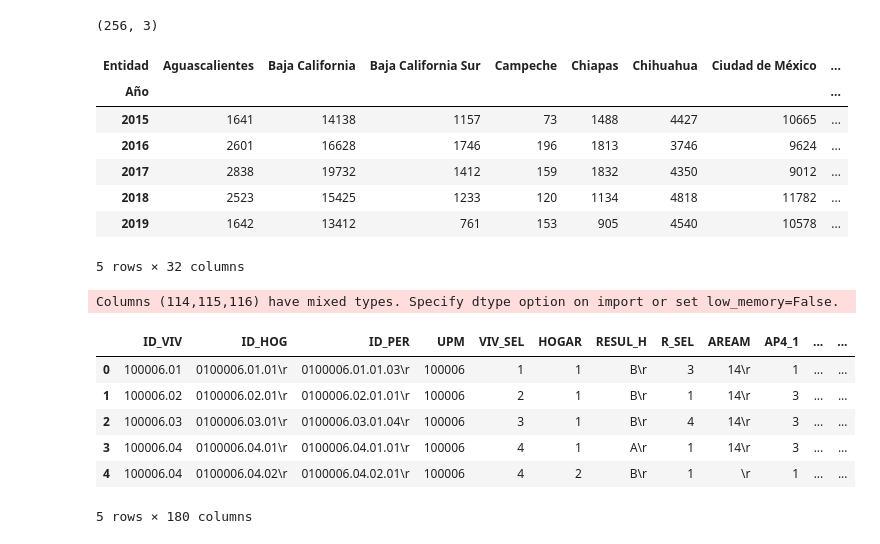
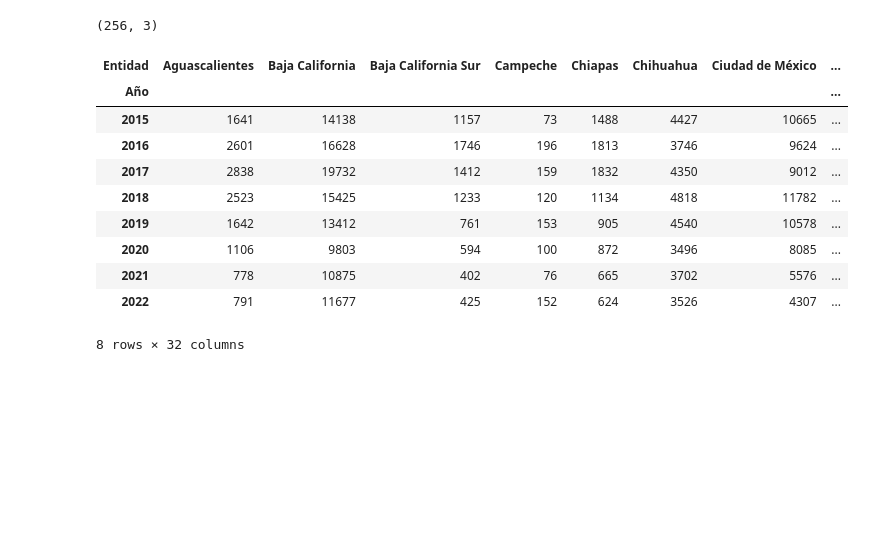
Before and after one commit to Paupau20/Colab, a Jupyter notebook: ASE.ipynb, the cells around one changed output. Cells and saved outputs as stored; diff of their text form; code cells hidden in the pictures; blank space fills up the shorter version.

```diff
--- a/ASE.ipynb
+++ b/ASE.ipynb
@@ -2122,26 +2322,16 @@ Robos2.shape
 (256, 3)
 # %%
 Robos = Robos2.pivot(index='Año', columns='Entidad', values='Total')
-Robos.head()
+Robos.head(8)
 # %% [output]
 | Entidad | Aguascalientes | Baja California | Baja California Sur | Campeche | Chiapas | Chihuahua | Ciudad de México | ... |
 | Año |  |  |  |  |  |  |  | ... |
 | 2015 | 1641 | 14138 | 1157 | 73 | 1488 | 4427 | 10665 | ... |
 | 2016 | 2601 | 16628 | 1746 | 196 | 1813 | 3746 | 9624 | ... |
 | 2017 | 2838 | 19732 | 1412 | 159 | 1832 | 4350 | 9012 | ... |
 | 2018 | 2523 | 15425 | 1233 | 120 | 1134 | 4818 | 11782 | ... |
 | 2019 | 1642 | 13412 | 761 | 153 | 905 | 4540 | 10578 | ... |
+| 2020 | 1106 | 9803 | 594 | 100 | 872 | 3496 | 8085 | ... |
+| 2021 | 778 | 10875 | 402 | 76 | 665 | 3702 | 5576 | ... |
+| 2022 | 791 | 11677 | 425 | 152 | 624 | 3526 | 4307 | ... |
-5 rows × 32 columns
+8 rows × 32 columns
-# %%
-tper_vic1_envipe2016 = pd.read_csv('/content/gdrive/MyDrive/ASE/ENVIPE/2016 que es 2015/tper_vic1_envipe2016.csv',
-                                   encoding='ISO-8859-1', delimiter=',')
-tper_vic1_envipe2016.head()
-# %% [output]
-Columns (114,115,116) have mixed types. Specify dtype option on import or set low_memory=False.
-|  | ID_VIV | ID_HOG | ID_PER | UPM | VIV_SEL | HOGAR | RESUL_H | R_SEL | AREAM | AP4_1 | ... | ... |
-| 0 | 100006.01 | 0100006.01.01\r | 0100006.01.01.03\r | 100006 | 1 | 1 | B\r | 3 | 14\r | 1 | ... | ... |
-| 1 | 100006.02 | 0100006.02.01\r | 0100006.02.01.01\r | 100006 | 2 | 1 | B\r | 1 | 14\r | 3 | ... | ... |
-| 2 | 100006.03 | 0100006.03.01\r | 0100006.03.01.04\r | 100006 | 3 | 1 | B\r | 4 | 14\r | 3 | ... | ... |
-| 3 | 100006.04 | 0100006.04.01\r | 0100006.04.01.01\r | 100006 | 4 | 1 | A\r | 1 | 14\r | 3 | ... | ... |
-| 4 | 100006.04 | 0100006.04.02\r | 0100006.04.02.01\r | 100006 | 4 | 2 | B\r | 1 | \r | 1 | ... | ... |
-5 rows × 180 columns
```
Also changed, not shown: parts of 157 cells of this notebook.
